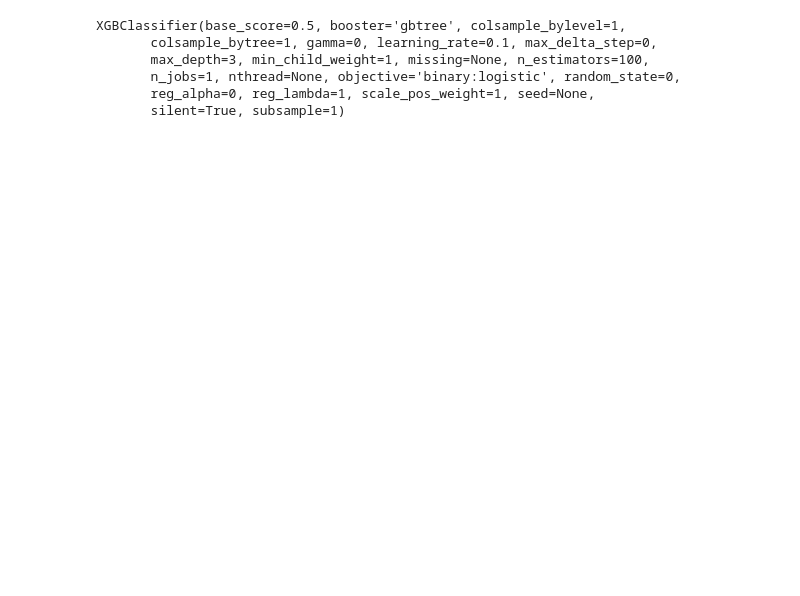
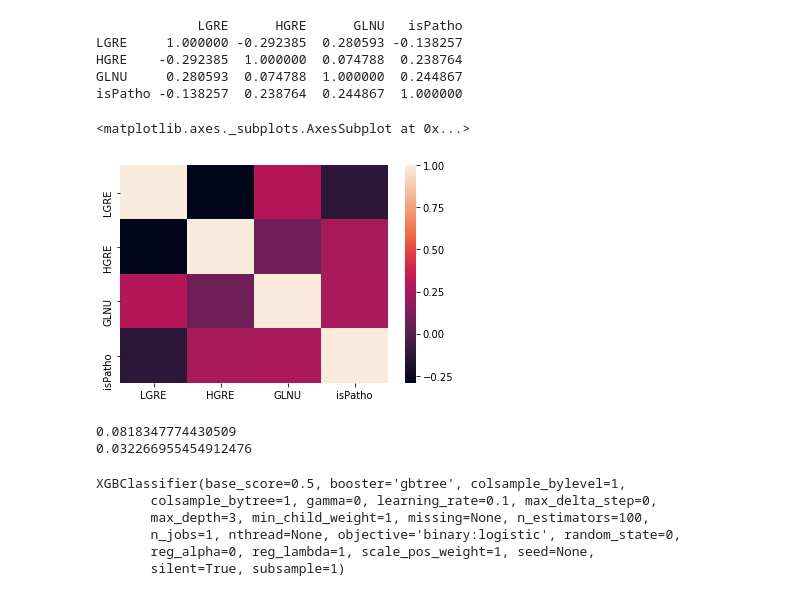
Before and after one commit to il-yanko/Bachelor-THESIS-detection-liver-pathology, a Jupyter notebook: xdgboost_learn.ipynb, the cells around one changed output. Drawn from its saved outputs; the diff is of its cells as text; code cells hidden in the pictures; blank space fills up the shorter version.

```diff
--- a/xdgboost_learn.ipynb
+++ b/xdgboost_learn.ipynb
@@ -20,3 +42,24 @@ dataset.head()
+# %%
+corr = dataset.corr()
+print(corr)
+sns.heatmap(corr)
+# %% [output]
+             LGRE      HGRE      GLNU   isPatho
+LGRE     1.000000 -0.292385  0.280593 -0.138257
+HGRE    -0.292385  1.000000  0.074788  0.238764
+GLNU     0.280593  0.074788  1.000000  0.244867
+isPatho -0.138257  0.238764  0.244867  1.000000
+<matplotlib.axes._subplots.AxesSubplot at 0x...>
+[figure, added]
+# %%
+print(dataset[dataset['isPatho'] == 0].loc[:, 'LGRE'].mean())
+# print(dataset[dataset['isPatho'] == 0].loc[:, 'LGRE'].std())
+
+print(dataset[dataset['isPatho'] == 1].loc[:, 'LGRE'].mean())
+# print(dataset[dataset['isPatho'] == 1].loc[:, 'LGRE'].std())
+# %% [output]
+0.0818347774430509
+0.032266955454912476
 # %%
 X = dataset.iloc[:, 1:-1]
 Y = dataset.iloc[:, -1]
```
Also changed, not shown: parts of 20 cells of this notebook.
